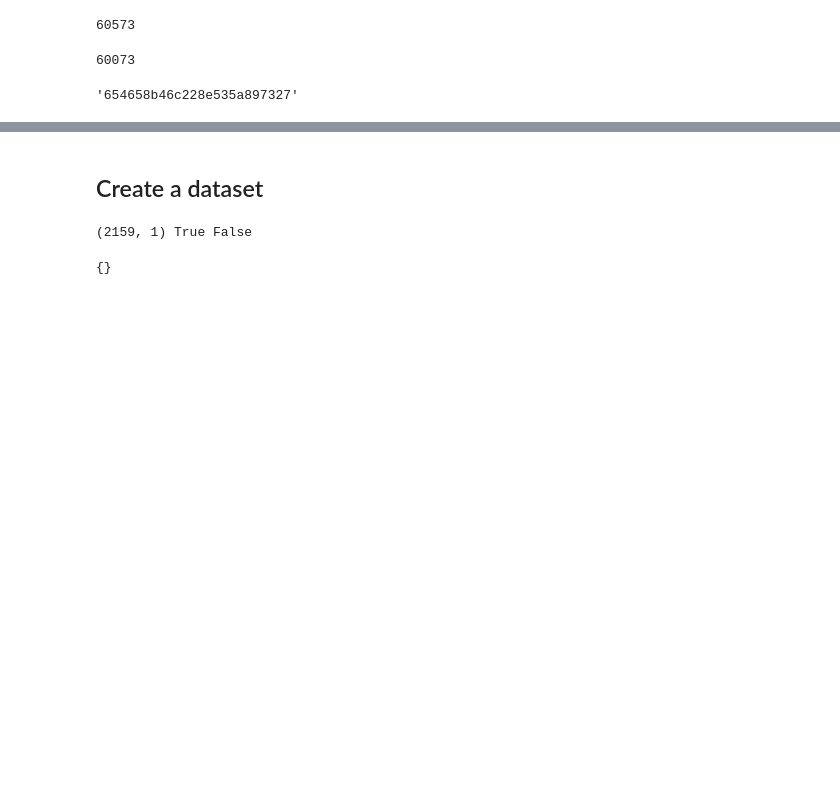
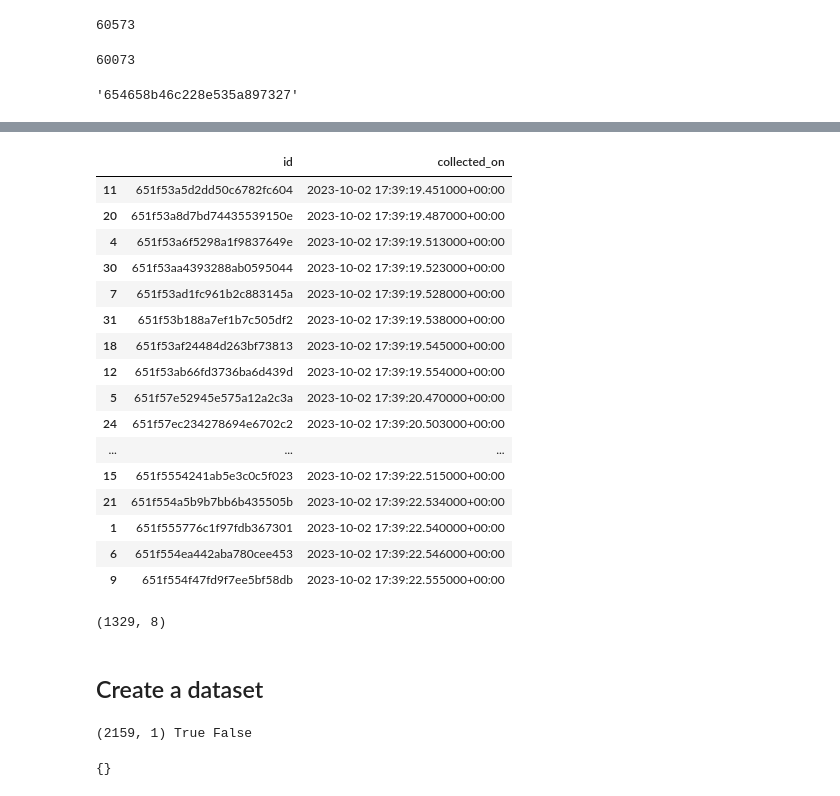
Before and after one commit to liyubrt/notebooks, a Jupyter notebook: query_aletheia.ipynb, the cells around one changed output, grey strips where cells are left out. Cells and saved outputs as stored; diff of their text form; code cells hidden in the pictures; blank space fills up the shorter version.

Commit message:
find and query representative terrain

```diff
--- a/query_aletheia.ipynb
+++ b/query_aletheia.ipynb
@@ -387,0 +391,7 @@ remain_ids[0]
+# %%
+terrain_csv = '/data/jupiter/li.yu/data/dune_simulation/representative_terrains.csv'
+terrain_df = pd.read_csv(terrain_csv)
+terrain_df['datetime'] = terrain_df.collected_on.apply(datetime.fromisoformat)
+delta = timedelta(seconds=2)
+print(terrain_df.shape)
+terrain_df.head(2)
@@ -387,0 +407,26 @@ remain_ids[0]
+# %%
+dfs = []
+for i,row in terrain_df.iterrows():
+
+    query = f"""
+    SELECT
+        IMJ.id AS id,
+        IMJ.robot_name AS robot_name,
+        IMJ.camera_location AS camera_location,
+        IMJ.operating_field_name AS operating_field_name,
+        IMJ.bag_name AS bag_name,
+        IMJ.collected_on AS collected_on,
+        IMJ.hard_drive_name AS hard_drive_name,
+        IMJ.geohash AS geohash
+    FROM
+        mesa_prod.mesa_lake_prod.image_jupiter AS IMJ
+    WHERE
+        bag_name = '{row.bag_name}'
+        AND collected_on > '{str(row.datetime - delta)[:19]}'
+        AND collected_on <= '{str(row.datetime + delta)[:19]}'
+    """
+
+    df = query_db(query)
+    print(row.id, row.terrain, len(df))
+    dfs.append(df)
+    # break
@@ -388,3 +449,29 @@ remain_ids[0]
+# %%
+df = df.sort_values('collected_on')
+df[['id', 'collected_on']]
+# %% [output]
+|  | id | collected_on |
+| 11 | 651f53a5d2dd50c6782fc604 | 2023-10-02 17:39:19.451000+00:00 |
+| 20 | 651f53a8d7bd74435539150e | 2023-10-02 17:39:19.487000+00:00 |
+| 4 | 651f53a6f5298a1f9837649e | 2023-10-02 17:39:19.513000+00:00 |
+| 30 | 651f53aa4393288ab0595044 | 2023-10-02 17:39:19.523000+00:00 |
+| 7 | 651f53ad1fc961b2c883145a | 2023-10-02 17:39:19.528000+00:00 |
+| 31 | 651f53b188a7ef1b7c505df2 | 2023-10-02 17:39:19.538000+00:00 |
+| 18 | 651f53af24484d263bf73813 | 2023-10-02 17:39:19.545000+00:00 |
+| 12 | 651f53ab66fd3736ba6d439d | 2023-10-02 17:39:19.554000+00:00 |
+| 5 | 651f57e52945e575a12a2c3a | 2023-10-02 17:39:20.470000+00:00 |
+| 24 | 651f57ec234278694e6702c2 | 2023-10-02 17:39:20.503000+00:00 |
+| ... | ... | ... |
+| 15 | 651f5554241ab5e3c0c5f023 | 2023-10-02 17:39:22.515000+00:00 |
+| 21 | 651f554a5b9b7bb6b435505b | 2023-10-02 17:39:22.534000+00:00 |
+| 1 | 651f555776c1f97fdb367301 | 2023-10-02 17:39:22.540000+00:00 |
+| 6 | 651f554ea442aba780cee453 | 2023-10-02 17:39:22.546000+00:00 |
+| 9 | 651f554f47fd9f7ee5bf58db | 2023-10-02 17:39:22.555000+00:00 |
+# %%
+df = pd.concat(dfs, ignore_index=True)
+print(df.shape)
+# %% [output]
+(1329, 8)
 # %% [markdown]
 ## Create a dataset
 # %%
```
Also changed, not shown: parts of 16 cells of this notebook, 1 other file.
